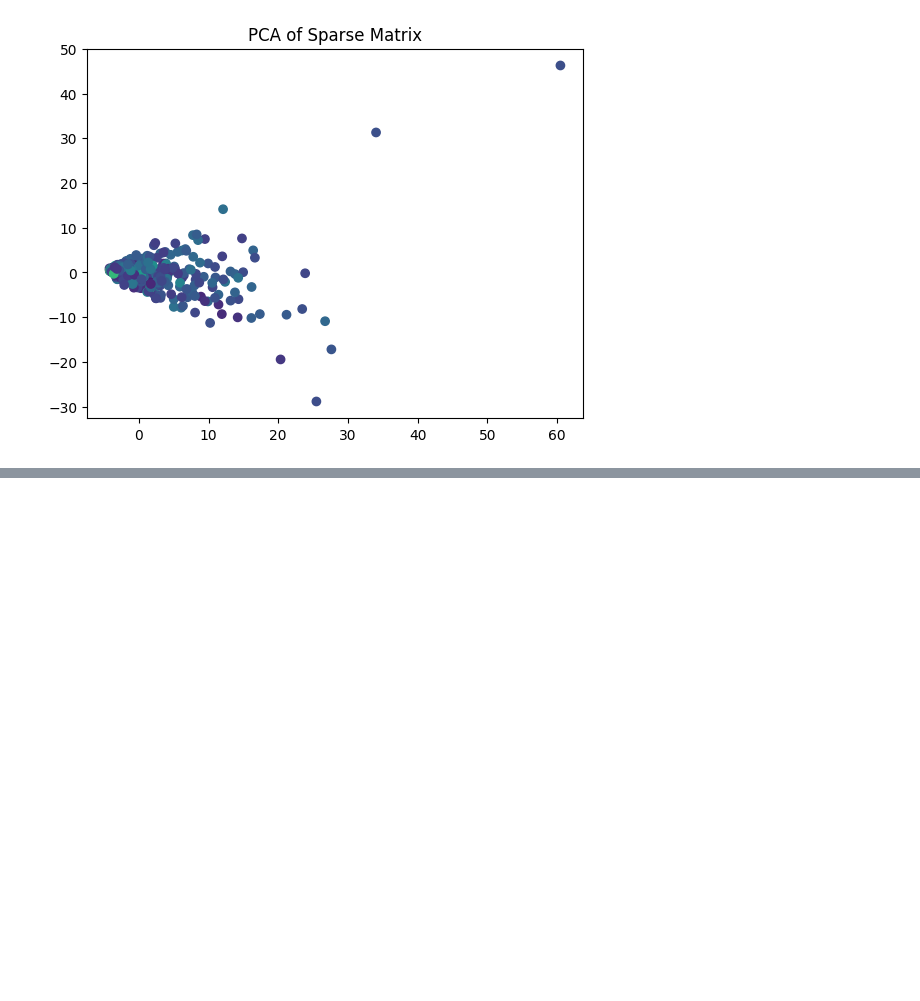
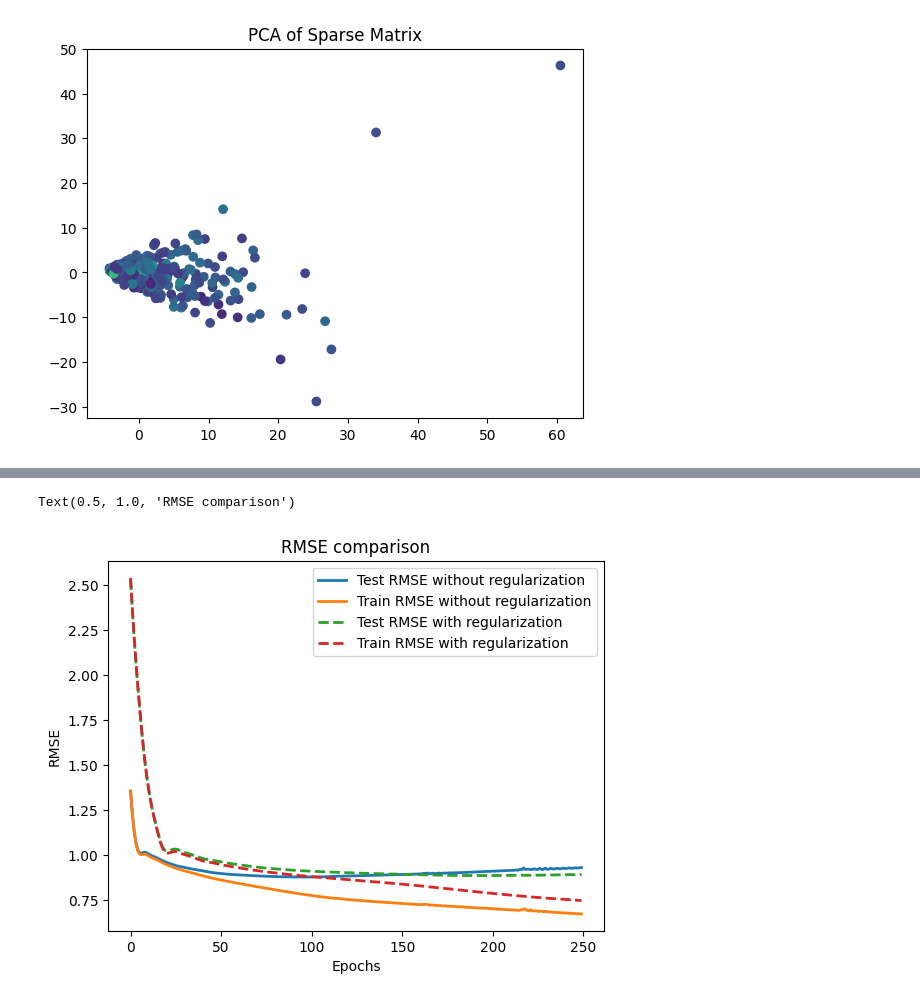
Before and after one commit to rs-benatti/collaborative_filter, a Jupyter notebook: data_visualization.ipynb, the cells around one changed output, grey strips where cells are left out. Saved outputs shown, nothing was run; the diff lists cells and outputs as text; code cells hidden in the pictures; blank space fills up the shorter version.

```diff
--- a/data_visualization.ipynb
+++ b/data_visualization.ipynb
@@ -442,0 +499,14 @@ Training complete.
+# %%
+#print(model.rmse_test_hist)
+#print(model.rmse_train_hist)
+plt.plot(model.rmse_test_hist, label="Test RMSE without regularization", linestyle='-', linewidth=2)
+plt.plot(model.rmse_train_hist, label="Train RMSE without regularization", linestyle='-', linewidth=2)
+plt.plot(model_reg.rmse_test_hist, label="Test RMSE with regularization", linestyle='--', linewidth=2)
+plt.plot(model_reg.rmse_train_hist, label="Train RMSE with regularization", linestyle='--', linewidth=2)
+plt.legend()
+plt.ylabel('RMSE')
+plt.xlabel('Epochs')
+plt.title('RMSE comparison')
+# %% [output]
+Text(0.5, 1.0, 'RMSE comparison')
+[figure, added]
```
Also changed, not shown: parts of 5 cells of this notebook.
